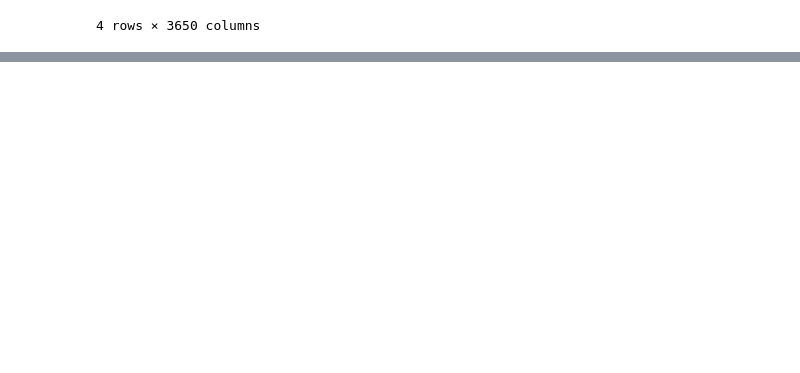
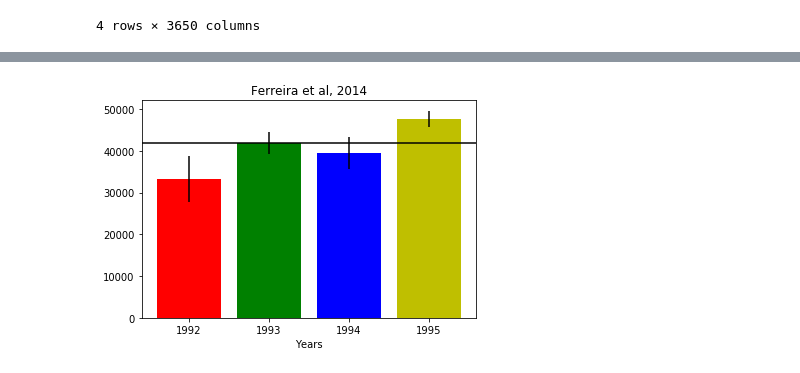
Before and after one commit to AyaElghannam/Applied-Data-Science-with-Python-specialization, a Jupyter notebook: Course 2/Assignment3.ipynb, the cells around one changed output, grey strips where cells are left out. Drawn from its saved outputs; the diff is of its cells as text; code cells hidden in the pictures; blank space fills up the shorter version.

Commit message:
Assignment 3 Update

```diff
--- a/Course 2/Assignment3.ipynb
+++ b/Course 2/Assignment3.ipynb
@@ -123,0 +63,27 @@ plt.savefig('Assignment3.png')
+# %%
+import matplotlib.pyplot as plt
+%matplotlib inline
+import scipy.stats as ss
+
+# Calculate mean and standrad deviation
+means = df.mean(axis = 1)
+std = df.std(axis = 1)
+n = df.shape[1]
+
+# compute the 95% confidence intervals
+# xerr, yerr : scalar or array-like of shape(N,) or shape(2,N), add horizontal / vertical errorbars to the bar tips. The values are +/- sizes relative to the data
+yerr = std / np.sqrt(df.shape[1]) * ss.t.ppf(0.95, df.shape[1]-1)
+
+bars = plt.bar(range(df.shape[0]), means, yerr= yerr, alpha = 1, color = 'rgby')
+
+# Horizontal line
+threshold=42000
+plt.axhline(y = threshold, color = 'black', alpha = 1)
+
+plt.xticks(range(df.shape[0]), ['1992', '1993', '1994', '1995'], alpha = 1)
+
+plt.title('Ferreira et al, 2014')
+plt.xlabel('Years')
+plt.savefig('Assignment 3')
+# %% [output]
+[figure, added]
```
Also changed, not shown: parts of 2 cells of this notebook, 2 other files.
